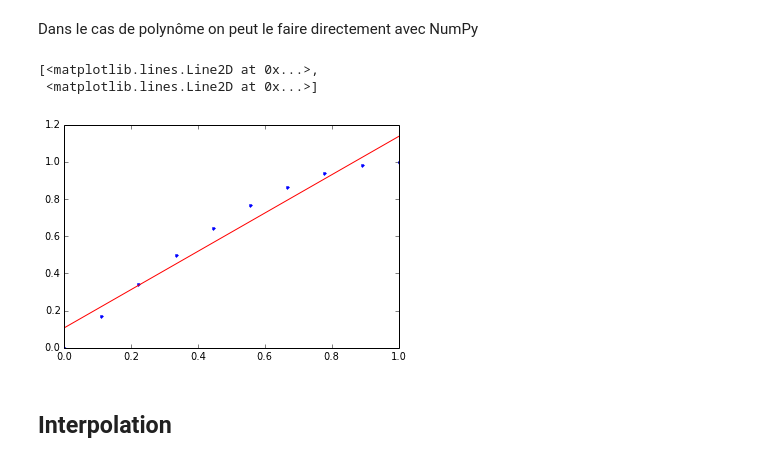
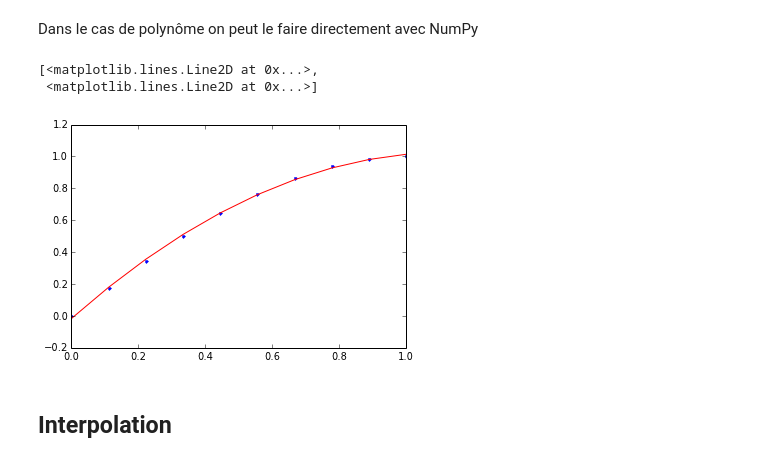
Before and after one commit to agramfort/liesse_telecom_paristech_python, a Jupyter notebook: 3-Scipy.ipynb, the cells around one changed output. Saved outputs shown, nothing was run; the diff lists cells and outputs as text; code cells hidden in the pictures.

```diff
--- a/3-Scipy.ipynb
+++ b/3-Scipy.ipynb
@@ -439,12 +470,12 @@ Dans le cas de polynôme on peut le faire directement avec NumPy
 # %%
 x = np.linspace(0,1,10)
 y = np.sin(x * np.pi / 2.)
-line = np.polyfit(x, y, deg=1)
+line = np.polyfit(x, y, deg=2)
 plt.plot(x, y, '.', x, np.polyval(line,x), 'r')
 # %% [output]
 [<matplotlib.lines.Line2D at 0x...>,
  <matplotlib.lines.Line2D at 0x...>]
-[figure, old version]
+[figure, new version]
 # %% [markdown]
 ## Interpolation
 # %%
```
Also changed, not shown: parts of 41 cells of this notebook, 3 other files.
